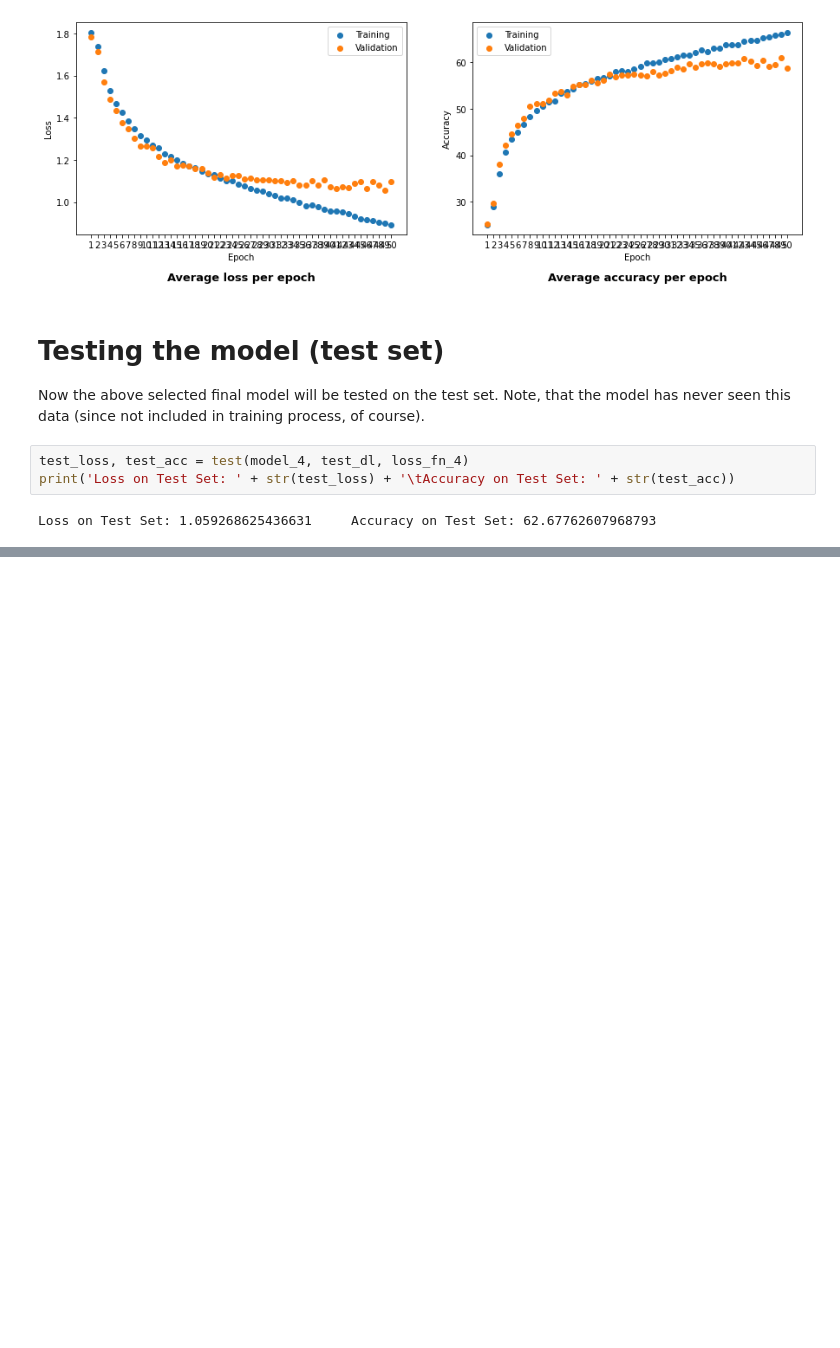
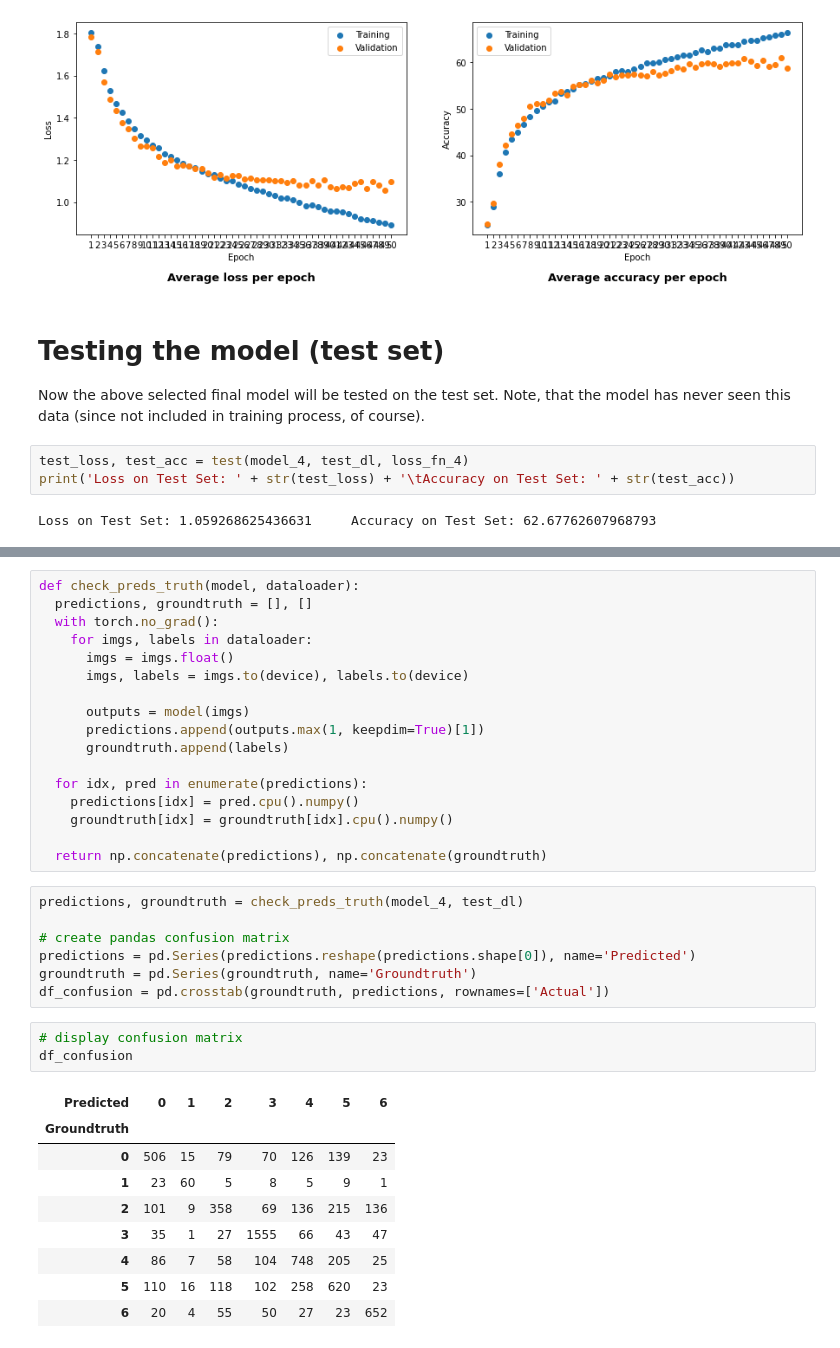
Before and after one commit to shamalle/emotion_recognition, a Jupyter notebook: emotion_recognition.ipynb, the cells around one changed output, grey strips where cells are left out. Cells and saved outputs as stored; diff of their text form; blank space fills up the shorter version.

Commit message:
added. conclusion and confusion matrix

```diff
--- a/emotion_recognition.ipynb
+++ b/emotion_recognition.ipynb
@@ -603,0 +606,37 @@ Loss on Test Set: 1.059268625436631     Accuracy on Test Set: 62.67762607968793
+# %%
+def check_preds_truth(model, dataloader):
+  predictions, groundtruth = [], []
+  with torch.no_grad():
+    for imgs, labels in dataloader:
+      imgs = imgs.float()
+      imgs, labels = imgs.to(device), labels.to(device)
+
+      outputs = model(imgs)
+      predictions.append(outputs.max(1, keepdim=True)[1])
+      groundtruth.append(labels)
+
+  for idx, pred in enumerate(predictions):
+    predictions[idx] = pred.cpu().numpy()
+    groundtruth[idx] = groundtruth[idx].cpu().numpy()
+
+  return np.concatenate(predictions), np.concatenate(groundtruth)
+# %%
+predictions, groundtruth = check_preds_truth(model_4, test_dl)
+
+# create pandas confusion matrix
+predictions = pd.Series(predictions.reshape(predictions.shape[0]), name='Predicted')
+groundtruth = pd.Series(groundtruth, name='Groundtruth')
+df_confusion = pd.crosstab(groundtruth, predictions, rownames=['Actual'])
+# %%
+# display confusion matrix
+df_confusion
+# %% [output]
+| Predicted | 0 | 1 | 2 | 3 | 4 | 5 | 6 |
+| Groundtruth |  |  |  |  |  |  |  |
+| 0 | 506 | 15 | 79 | 70 | 126 | 139 | 23 |
+| 1 | 23 | 60 | 5 | 8 | 5 | 9 | 1 |
+| 2 | 101 | 9 | 358 | 69 | 136 | 215 | 136 |
+| 3 | 35 | 1 | 27 | 1555 | 66 | 43 | 47 |
+| 4 | 86 | 7 | 58 | 104 | 748 | 205 | 25 |
+| 5 | 110 | 16 | 118 | 102 | 258 | 620 | 23 |
+| 6 | 20 | 4 | 55 | 50 | 27 | 23 | 652 |
```
Also changed, not shown: parts of 3 cells of this notebook.
